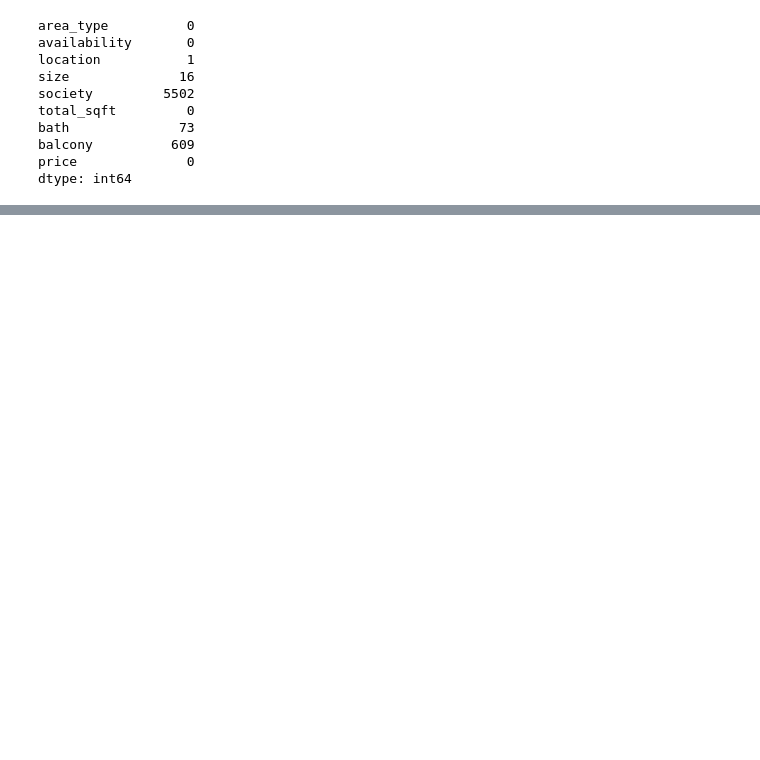
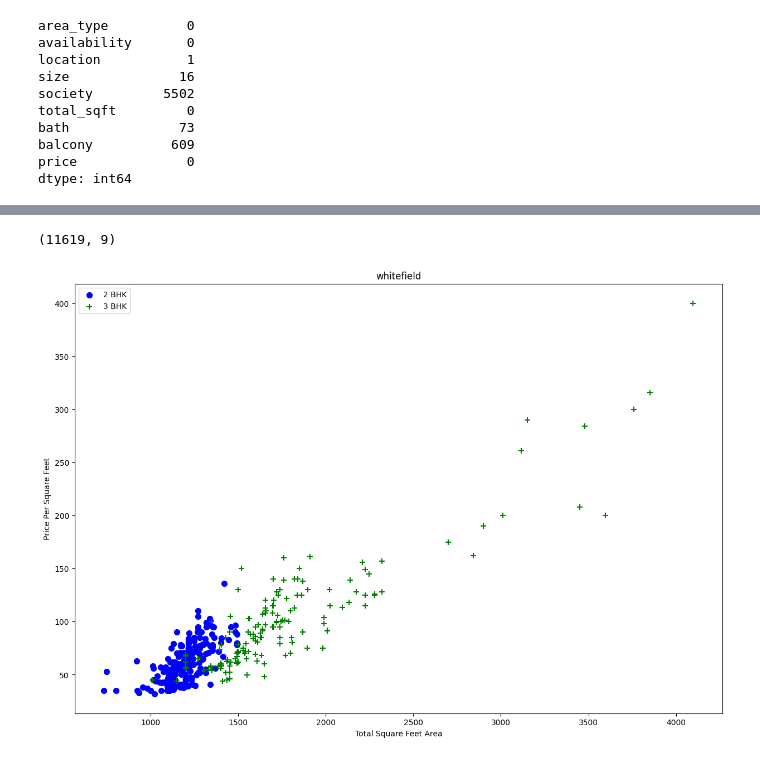
Before and after one commit to Josevpc/Bengaluru-House-Real-Estate-Price-Prediction, a Jupyter notebook: model/code_prediction.ipynb, the cells around one changed output, grey strips where cells are left out. Saved outputs shown, nothing was run; the diff lists cells and outputs as text; code cells hidden in the pictures; blank space fills up the shorter version.

Commit message:
Jupyter Notebook Model Update
Done some changes and include an structure starting with EDA.

Include a lot of poor english comments :)

```diff
--- a/model/code_prediction.ipynb
+++ b/model/code_prediction.ipynb
@@ -481,0 +186,3 @@ Name: price, dtype: float64
+# %%
+df = df.drop(['area_type','society'], axis='columns')
+df.head(10)
@@ -481,0 +431,5 @@ Name: price, dtype: float64
+# %%
+# 5. Creating a new Feature
+
+feature_df3 = feature_df2.copy()
+feature_df3['price_per_sqft'] = feature_df3['price']*100000/feature_df3['total_sqft']
@@ -481,0 +479,4 @@ Name: price, dtype: float64
+# %%
+# For now will be consider this kind of data outliers and will remove
+no_outliers_df = feature_df3[~((feature_df3.total_sqft/feature_df3.bhk)<300)]
+no_outliers_df.shape
@@ -481,0 +497,31 @@ Name: price, dtype: float64
+# %%
+# In Feature Engineering was told that the 'price_per_sqft' is a feature created to deal with outliers so this will be done in here.
+# One thing, in the original project is used the mean and std to give the lower and upper bounds to remove outliers.
+# But this kind of approach is not so good, because the mean is affect by outliers and the usage of mean and std is kind of problematic, especially in grounds were the statistical rigor is higher.
+# The best way to deal with this kind of outlier is to use the Quantiles.
+
+def remove_pps_outliers_iqr(df):
+    df_out = pd.DataFrame()
+
+    for key, subdf in df.groupby('location'):
+        # Bound bellow 25%
+        Q1 = subdf['price_per_sqft'].quantile(0.25)
+        # Bound supperior to 75%
+        Q3 = subdf['price_per_sqft'].quantile(0.75)
+        IQR = Q3 - Q1
+
+        # 1.5 value is a statistical convention
+        lower_bound = Q1 - 1.5 * IQR
+        upper_bound = Q3 + 1.5 * IQR
+
+        filtered_df = subdf[(subdf['price_per_sqft'] >= lower_bound) &
+                            (subdf['price_per_sqft'] <= upper_bound)]
+
+        df_out = pd.concat([df_out, filtered_df], ignore_index=True)
+
+    return df_out
+
+no_outliers_df1 = remove_pps_outliers_iqr(no_outliers_df)
+no_outliers_df1.shape
+# %% [output]
+(11619, 9)
@@ -481,0 +540,5 @@ Name: price, dtype: float64
+# %%
+# Tests
+plot_scatter_chart(no_outliers_df1, "whitefield")
+# %% [output]
+[figure, added]
```
Also changed, not shown: parts of 120 cells of this notebook, 2 other files.
